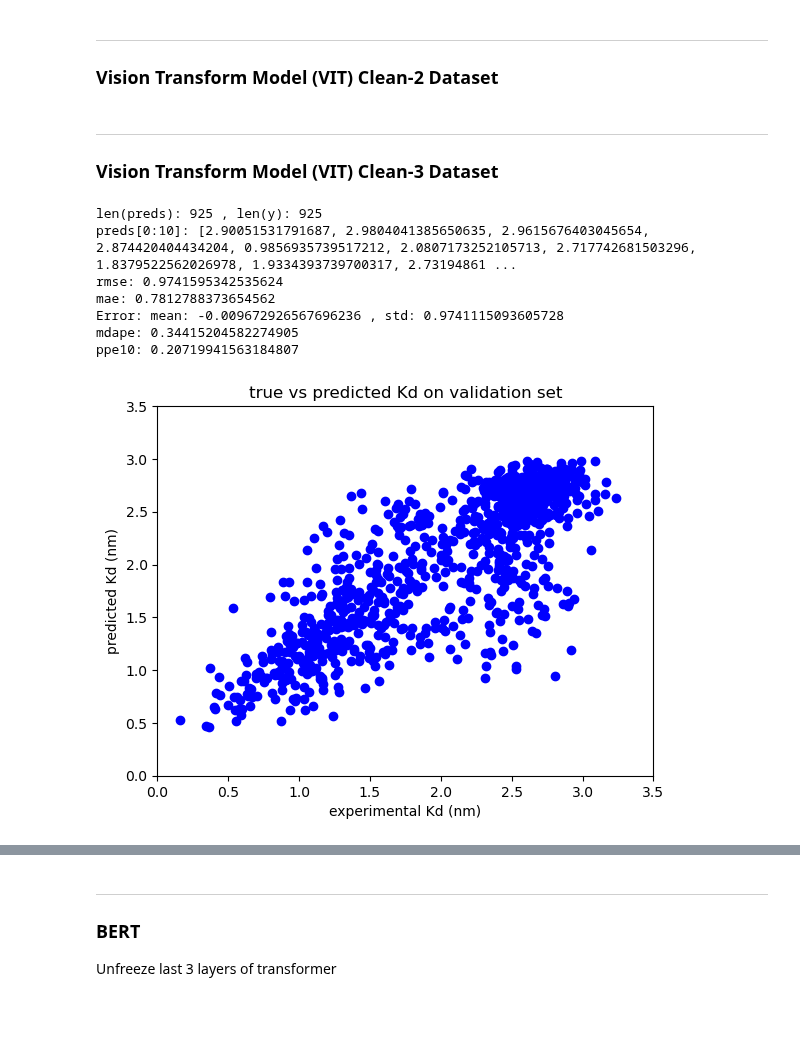
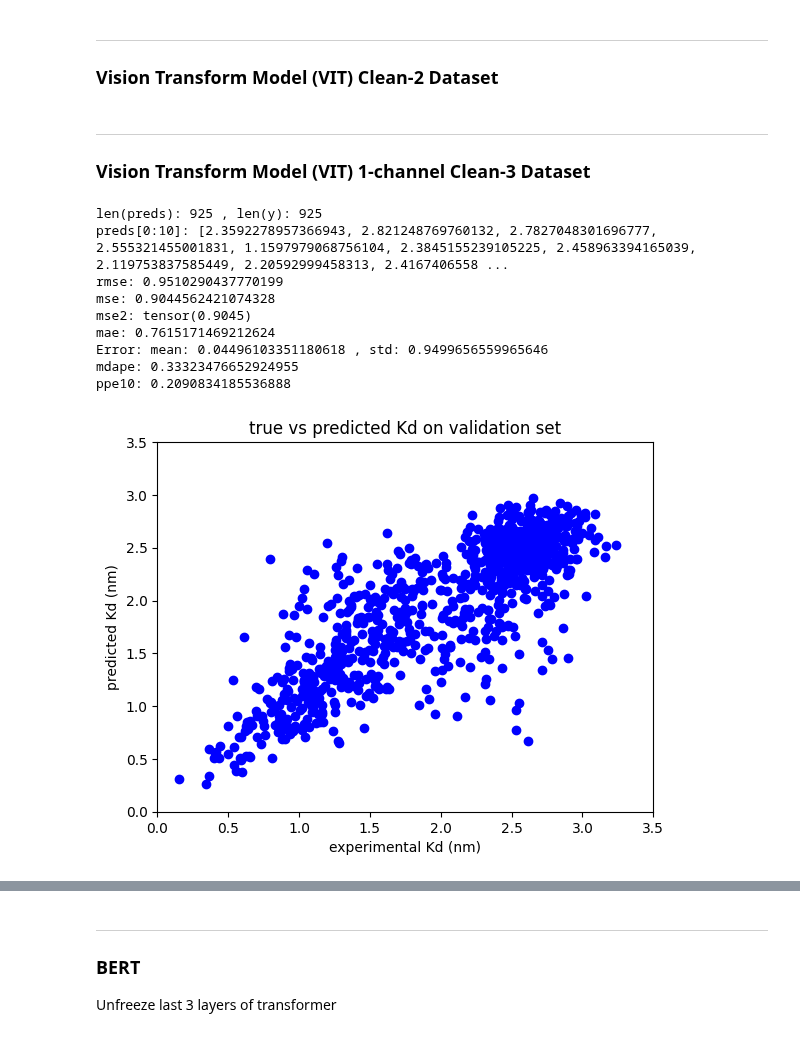
Before and after one commit to planaria158/BERT-antibody-antigen-binding-energy, a Jupyter notebook: notebooks/Inference.ipynb, the cells around one changed output, grey strips where cells are left out. Drawn from its saved outputs; the diff is of its cells as text; code cells hidden in the pictures.

```diff
--- a/notebooks/Inference.ipynb
+++ b/notebooks/Inference.ipynb
@@ -35,6 +35,9 @@ top       QVQLVQSGVEVKKPGASVKVSCKASGYTFTNYYMYWVRQAPGQGLE...
 freq                                                    101
 Name: sequence_a, dtype: object
 # %%
+import torch
+import torch.nn as nn
+
 # Some plotting functions
 #
 def plot_preds_hist(preds_file_path):
@@ -50,6 +53,7 @@ def plot_preds_hist(preds_file_path):
     plt.title('Distribution of pred values on holdout set')
     plt.show()
 
+
 def plot_pred_vs_true(preds_file_path, true_file_path, xlim=(0,5), ylim=(0,5)):
     preds = pk.load(open(preds_file_path, 'rb'))
     y = pk.load(open(true_file_path, 'rb'))
@@ -60,6 +64,13 @@ def plot_pred_vs_true(preds_file_path, true_file_path, xlim=(0,5), ylim=(0,5)):
     # RMSE
     rmse = math.sqrt(np.mean((np.array(y) - np.array(preds))**2))
     print('rmse:', rmse)
+
+    # MSE
+    mse = np.mean((np.array(y) - np.array(preds))**2)
+    print('mse:', mse)
+
+    mse2 = nn.MSELoss()(torch.tensor(preds), torch.tensor(y))
+    print('mse2:', mse2)
 
     # MAE
     mae = np.mean(np.abs(np.array(y) - np.array(preds)))
@@ -162,21 +164,23 @@ true_file_path = '../inference_results/vit/cleaned-2/y_vit_1714662684.967206.pkl
 plot_pred_vs_true(pred_file_path, true_file_path, xlim=(0,4), ylim=(0,4))
 # %% [markdown]
 -------
-### Vision Transform Model (VIT)  Clean-3 Dataset
+### Vision Transform Model (VIT)  1-channel Clean-3 Dataset
 # %%
 pred_file_path = ''
 plot_preds_hist(pred_file_path)
 # %%
 # Inference on the validation set to compare actual with predicted values
-pred_file_path = '../inference_results/vit_model/cleaned-3/BW/preds_vit_1714770655.9702368.pkl'
-true_file_path = '../inference_results/vit_model/cleaned-3/BW/y_vit_1714770655.9704583.pkl'
+pred_file_path = '../inference_results/vit_model/cleaned-3/BW/preds_vit_1714868230.7190938.pkl'
+true_file_path = '../inference_results/vit_model/cleaned-3/BW/y_vit_1714868230.7193077.pkl'
 plot_pred_vs_true(pred_file_path, true_file_path, xlim=(0,3.5), ylim=(0,3.5))
 # %% [output]
 len(preds): 925 , len(y): 925
-preds[0:10]: [2.90051531791687, 2.9804041385650635, 2.9615676403045654, 2.874420404434204, 0.9856935739517212, 2.0807173252105713, 2.717742681503296, 1.8379522562026978, 1.9334393739700317, 2.73194861 ...
-rmse: 0.9741595342535624
-mae: 0.7812788373654562
-Error: mean: -0.009672926567696236 , std: 0.9741115093605728
-mdape: 0.34415204582274905
-ppe10: 0.20719941563184807
+preds[0:10]: [2.3592278957366943, 2.821248769760132, 2.7827048301696777, 2.555321455001831, 1.1597979068756104, 2.3845155239105225, 2.458963394165039, 2.119753837585449, 2.20592999458313, 2.4167406558 ...
+rmse: 0.9510290437770199
+mse: 0.9044562421074328
+mse2: tensor(0.9045)
+mae: 0.7615171469212624
+Error: mean: 0.04496103351180618 , std: 0.9499656559965646
+mdape: 0.33323476652924955
+ppe10: 0.2090834185536888
-[figure, old version]
+[figure, new version]
```
Also changed, not shown: parts of 6 cells of this notebook, 19 other files.
